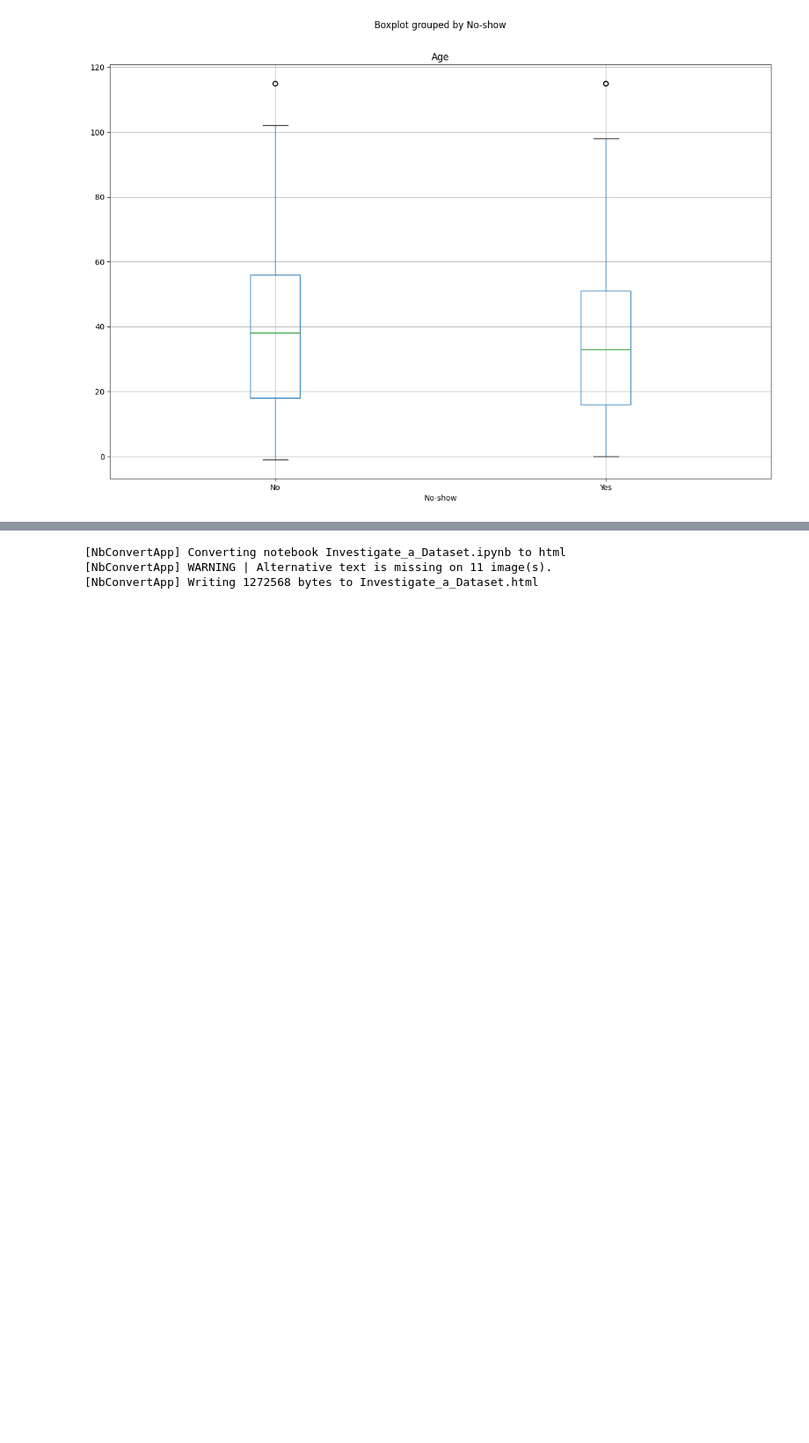
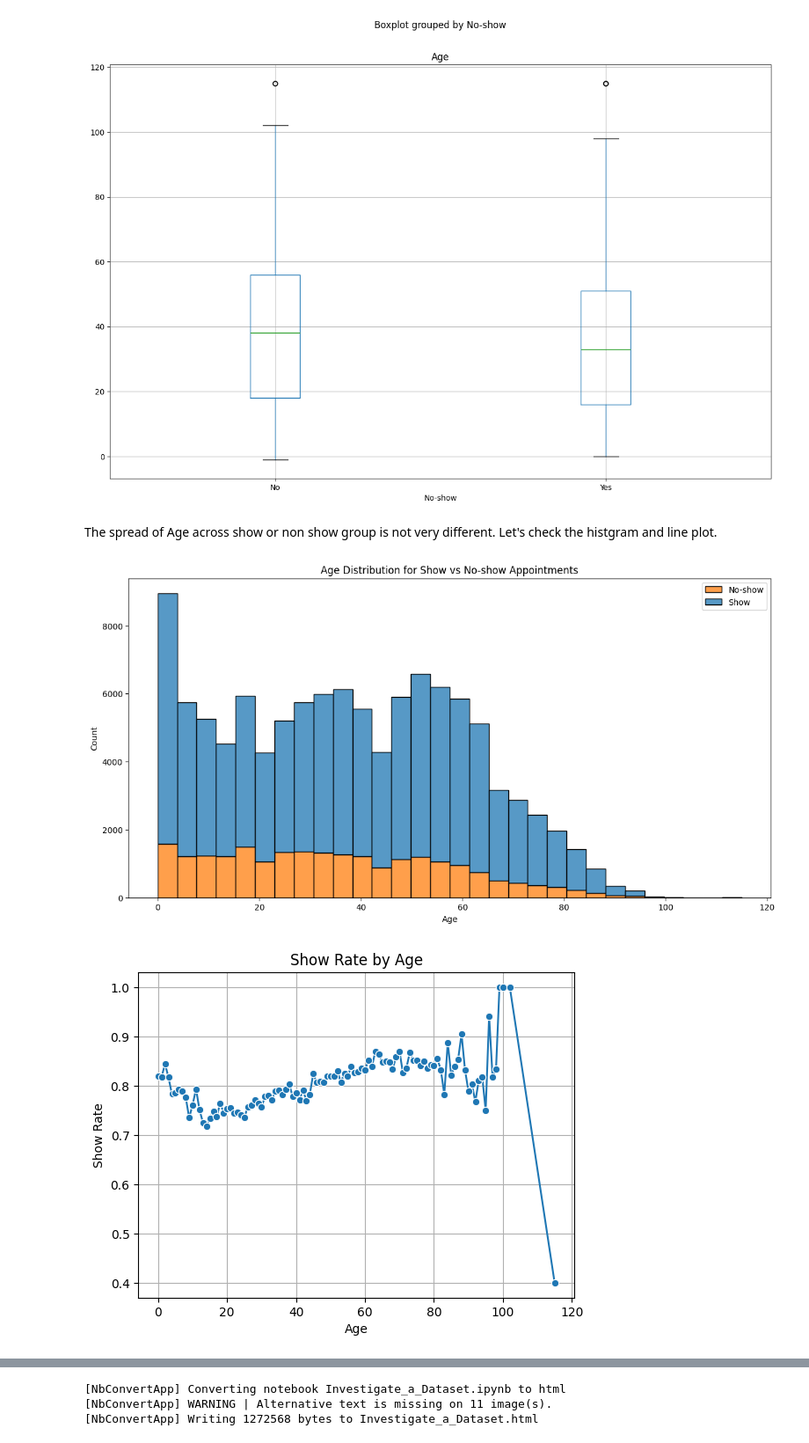
Before and after one commit to Fang2403/Analysis_of_Factors_Influencing_Patiens_Attendance_at_Medical_Appointments, a Jupyter notebook: Investigate_a_Dataset.ipynb, the cells around one changed output, grey strips where cells are left out. Shown at 88% size. Drawn from its saved outputs; the diff is of its cells as text; code cells hidden in the pictures; blank space fills up the shorter version.

```diff
--- a/Investigate_a_Dataset.ipynb
+++ b/Investigate_a_Dataset.ipynb
@@ -514,3 +621,32 @@ df.boxplot(column='Age', by='No-show', figsize=(15, 10))
 # %% [output]
 <Axes: title={'center': 'Age'}, xlabel='No-show'>
 [figure]
+# %% [markdown]
+The spread of Age across show or non show group is not very different. Let's check the histgram and line plot.
+# %%
+# Create a histogram for age distribution of show vs no-show
+plt.figure(figsize=(14, 7))
+sns.histplot(data=appoint, x="Age", hue="No-show", multiple="stack", bins=30, kde=False)
+plt.title('Age Distribution for Show vs No-show Appointments')
+plt.xlabel('Age')
+plt.ylabel('Count')
+plt.legend(['No-show','Show'])
+plt.show()
+
+# Create a line plot to show the trend of how rate
+#function to plot percentage of show up
+def plot_percentage(data, x_col, y_col):
+    # Group by x_col to calculate show rates for each age
+    show_rate = appoint.groupby(x_col)[y_col].mean().reset_index()
+
+    # Create the line plot with 'showpct' calculated directly
+    sns.lineplot(data=show_rate, x=x_col, y=y_col, marker="o")
+    plt.title('Show Rate by Age')
+    plt.xlabel(x_col)
+    plt.ylabel('Show Rate')
+    plt.grid(True)
+
+plot_percentage(appoint, 'Age', 'Show')
+# %% [output]
+[figure, added]
+[figure, added]
```
Also changed, not shown: parts of 56 cells of this notebook, 3 other files.
